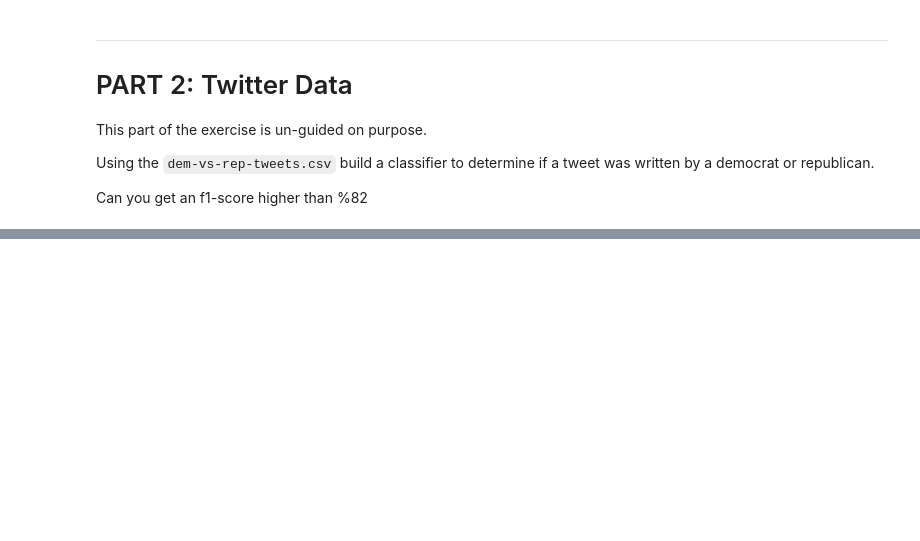
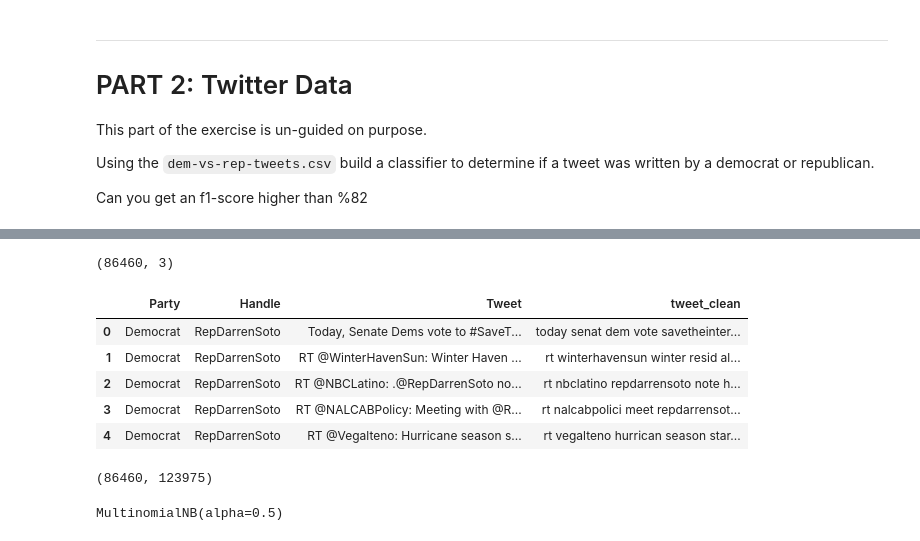
Before and after one commit to changc42/2020-fall-data-science, a Jupyter notebook: Week7-NLP/Exercise-NLP.ipynb, the cells around one changed output, grey strips where cells are left out. Drawn from its saved outputs; the diff is of its cells as text; code cells hidden in the pictures; blank space fills up the shorter version.

```diff
--- a/Week7-NLP/Exercise-NLP.ipynb
+++ b/Week7-NLP/Exercise-NLP.ipynb
@@ -276,0 +390,14 @@ df = pd.read_csv('data/dem-vs-rep-tweets.csv')
+# %%
+df.shape
+# %% [output]
+(86460, 3)
+# %%
+df['tweet_clean'] = df['Tweet'].apply(text_pipeline)
+df.head()
+# %% [output]
+|  | Party | Handle | Tweet | tweet_clean |
+| 0 | Democrat | RepDarrenSoto | Today, Senate Dems vote to #SaveT... | today senat dem vote savetheinter... |
+| 1 | Democrat | RepDarrenSoto | RT @WinterHavenSun: Winter Haven ... | rt winterhavensun winter resid al... |
+| 2 | Democrat | RepDarrenSoto | RT @NBCLatino: .@RepDarrenSoto no... | rt nbclatino repdarrensoto note h... |
+| 3 | Democrat | RepDarrenSoto | RT @NALCABPolicy: Meeting with @R... | rt nalcabpolici meet repdarrensot... |
+| 4 | Democrat | RepDarrenSoto | RT @Vegalteno: Hurricane season s... | rt vegalteno hurrican season star... |
@@ -276,0 +411,5 @@ df = pd.read_csv('data/dem-vs-rep-tweets.csv')
+# %%
+# print(X2[0])
+X2.shape
+# %% [output]
+(86460, 123975)
@@ -276,0 +418,5 @@ df = pd.read_csv('data/dem-vs-rep-tweets.csv')
+# %%
+model = MultinomialNB(alpha=0.5)
+model.fit(X2_train, y2_train)
+# %% [output]
+MultinomialNB(alpha=0.5)
```
Also changed, not shown: parts of 29 cells of this notebook, 4 other files.
